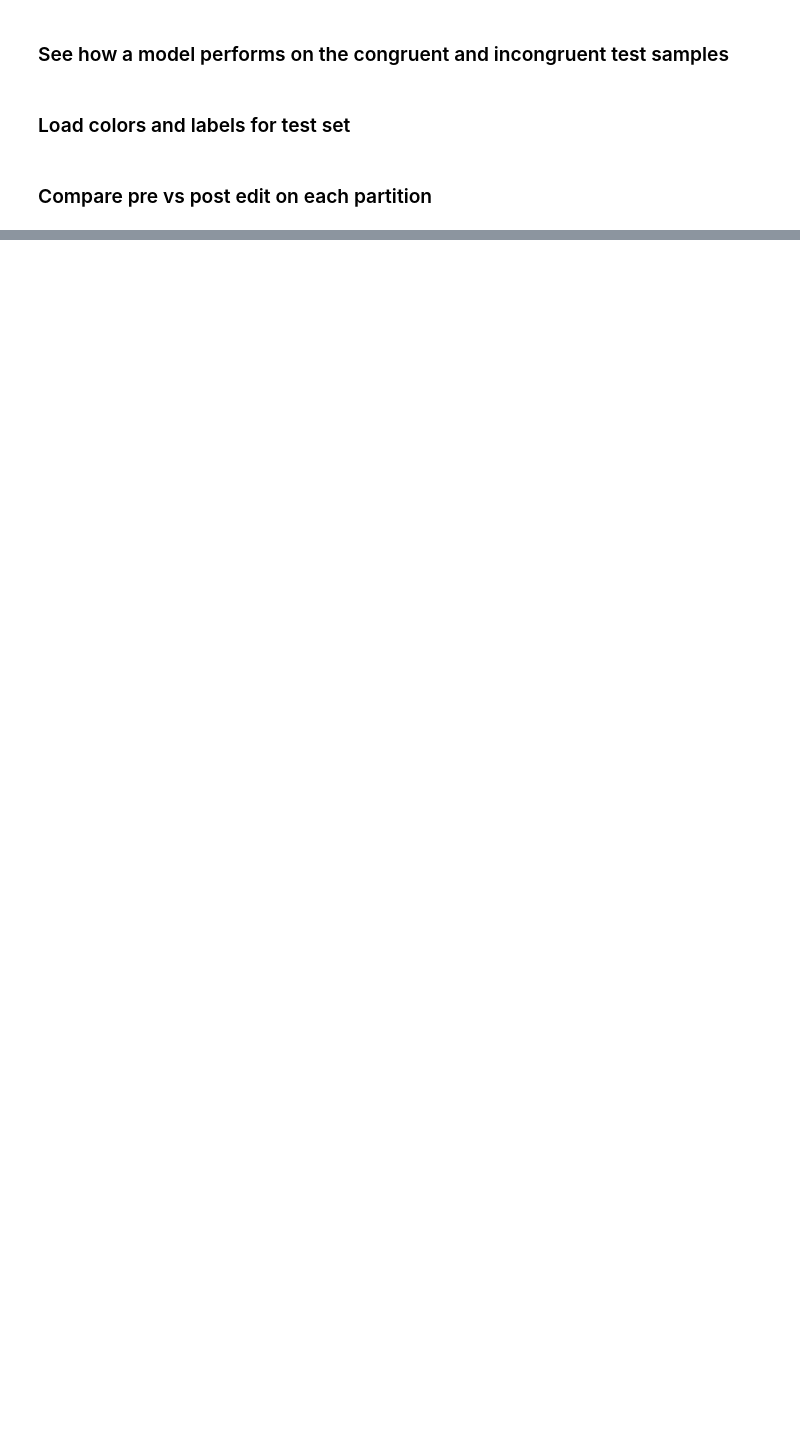
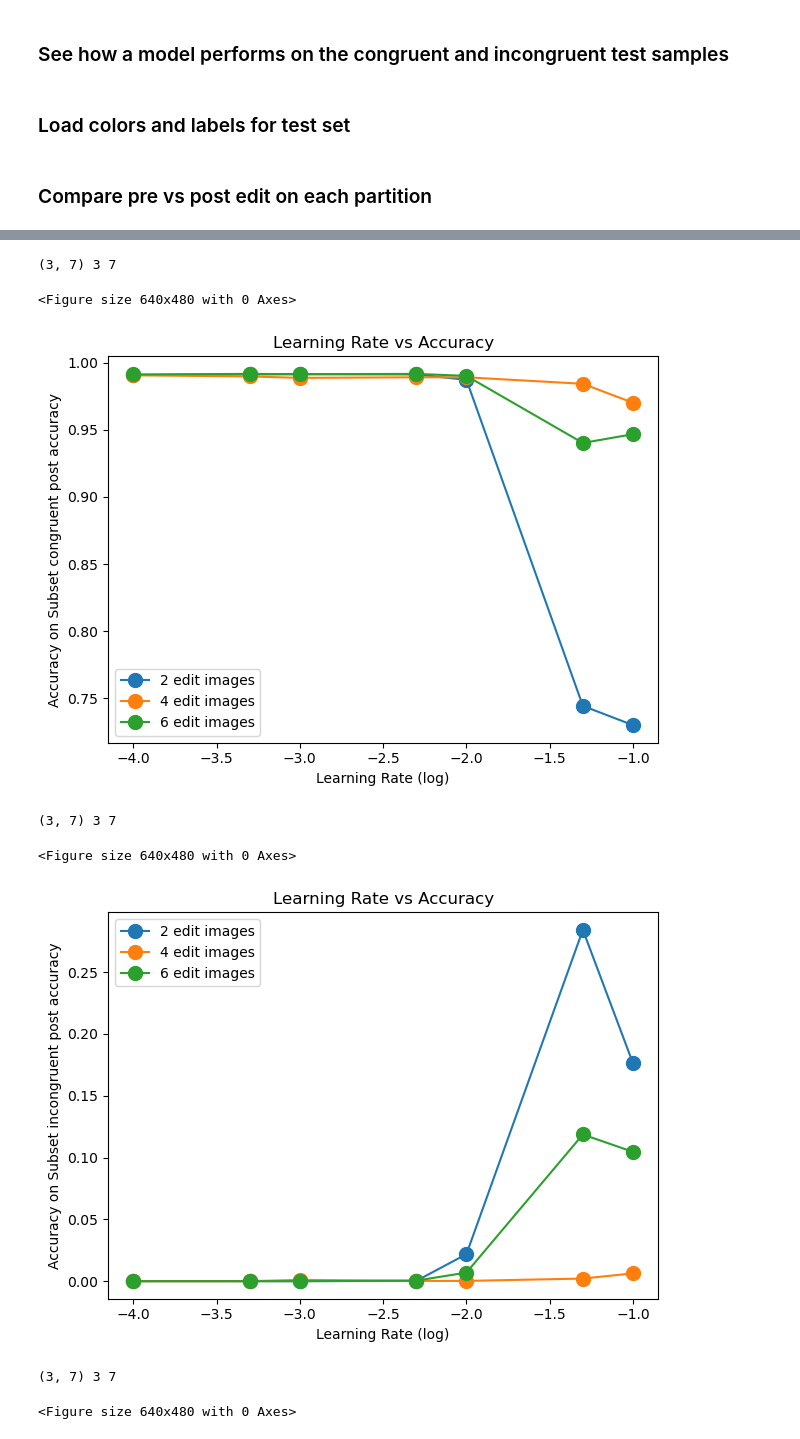
Before and after one commit to allisonchen23/model-editing, a Jupyter notebook: MNIST_performance_subclass_breakdown.ipynb, the cells around one changed output, grey strips where cells are left out. Drawn from its saved outputs; the diff is of its cells as text; code cells hidden in the pictures; blank space fills up the shorter version.

```diff
--- a/MNIST_performance_subclass_breakdown.ipynb
+++ b/MNIST_performance_subclass_breakdown.ipynb
@@ -229,15 +328,37 @@ Saved csv to saved/edit_2_Spurious_MNIST/method_eac/debug/LeNet/0323_110318/resu
 # %%
 # Print layer number vs congruent post accuracy, incongruent post accuracy, and overall post accuracy
-plot_save_path = os.path.join(trial_dir, 'layer_v_accuracy.pdf')
-labels = ['congruent post accuracy', 'incongruent post accuracy', 'overall post accuracy']
-xs = [[i for i in range(1, 13)] for n in range(3)]
-ys = [df[label] for label in labels]
+plot_save_path = os.path.join(trial_dir, 'lr_v_accuracy_{}.pdf')
 
-plot(
-    xs=xs,
-    ys=ys,
-    labels=labels,
-    title='Editing Layer vs Accuracy',
-    xlabel='Layer Edited',
-    ylabel='Accuracy on Subset',
-    save_path=plot_save_path)
+partitions = ['congruent post accuracy', 'incongruent post accuracy', 'overall post accuracy']
+for partition in partitions:
+
+    xs = [[1e-1, 5e-2, 1e-2, 5e-3, 1e-3, 5e-4, 1e-4] for n in range(3)]
+    xs = np.log10(xs)
+    ys = []
+    labels = []
+    for edit_idx in range(3):
+        rows = df[df['path'].str.contains('edit_idx_{}'.format(edit_idx))]
+        # ys = [rows[label] for label in labels]
+        ys.append(rows[partition])
+        # print(rows['path'])
+        labels.append('{} edit images'.format((edit_idx+1) * 2))
+    save_path = plot_save_path.format('partition_{}'.format(partition))
+    print(xs.shape, len(ys), len(ys[0]))
+    plot(
+        xs=xs,
+        ys=ys,
+        labels=labels,
+        title='Learning Rate vs Accuracy',
+        xlabel='Learning Rate (log)',
+        ylabel='Accuracy on Subset {}'.format(partition),
+        save_path=save_path,
+        show=True)
+# %% [output]
+(3, 7) 3 7
+<Figure size 640x480 with 0 Axes>
+[figure, added]
+(3, 7) 3 7
+<Figure size 640x480 with 0 Axes>
+[figure, added]
+(3, 7) 3 7
+<Figure size 640x480 with 0 Axes>
```
Also changed, not shown: parts of 10 cells of this notebook, 7 other files.
